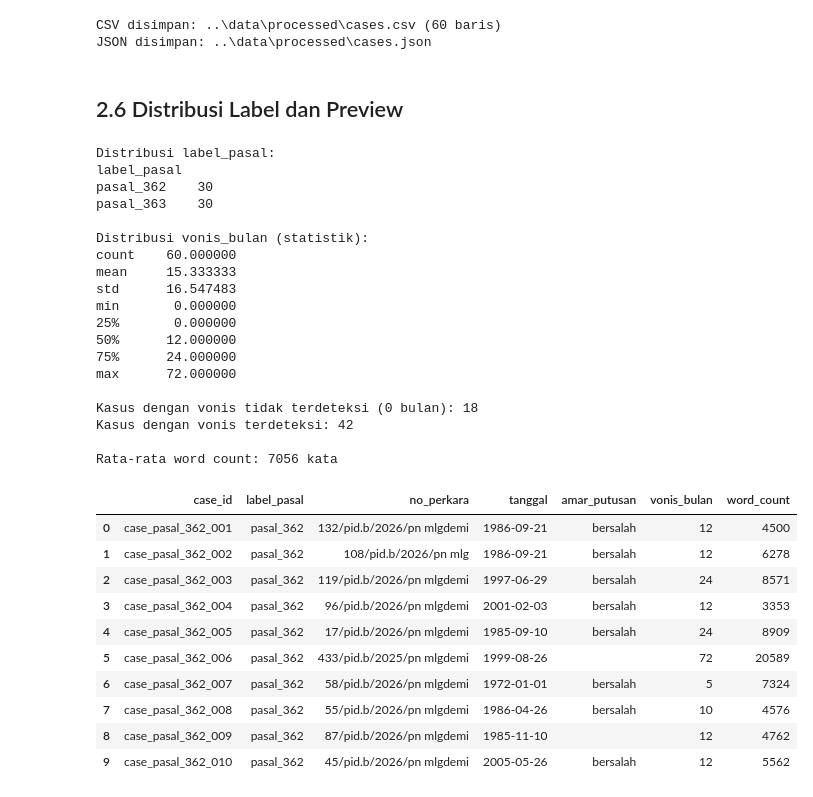
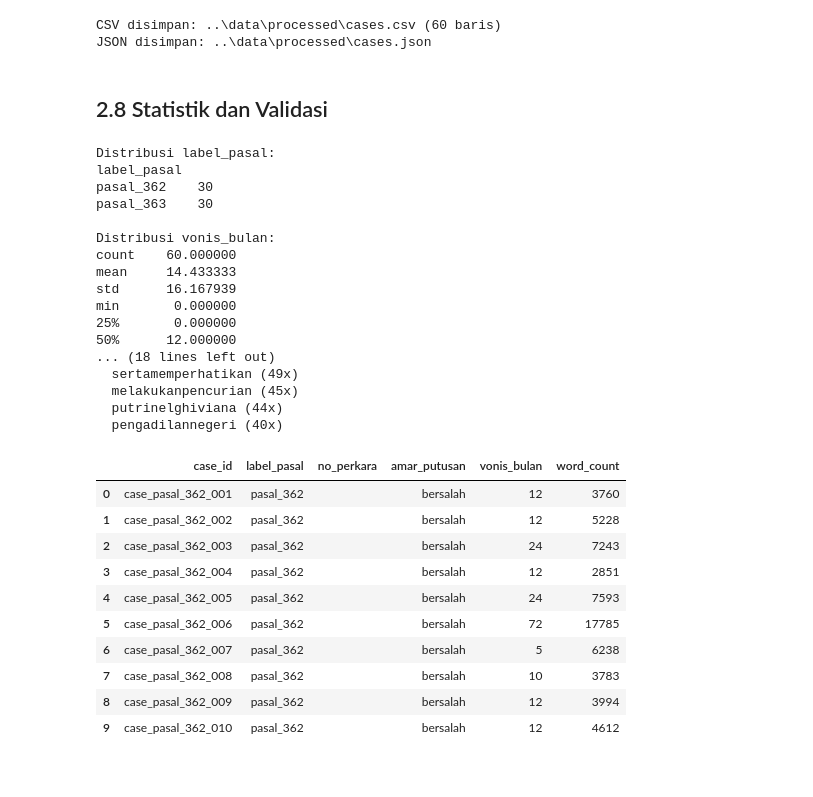
Before and after one commit to Xwafcode/penalarankomputer, a Jupyter notebook: notebooks/02_case_representation.ipynb, the cells around one changed output. Drawn from its saved outputs; the diff is of its cells as text; code cells hidden in the pictures.

```diff
--- a/notebooks/02_case_representation.ipynb
+++ b/notebooks/02_case_representation.ipynb
@@ -87,6 +419,7 @@ def ekstrak_pasal_dakwaan(text):
         r"pasal\s+363\s+(?:ayat\s+\(\d\)\s+)?kuhp",
         r"pasal\s+364\s+kuhp",
         r"pasal\s+365\s+kuhp",
+        r"pasal\s+476\b",
         r"pasal\s+3[56789]\d?\s+(?:jo\.?\s+pasal\s+\d+\s+)?kuhp",
     ]
     found = []
@@ -114,7 +447,6 @@ def ekstrak_amar_putusan(text):
 
 
 def ekstrak_vonis_bulan(text):
-    """Ekstrak vonis dalam satuan bulan (integer). Mengembalikan 0 jika tidak ditemukan."""
     tahun_m = re.search(r"pidana penjara selama\s+(\d+)\s*\([\w\s]+\)\s*tahun", text, re.IGNORECASE)
     bulan_m = re.search(r"pidana penjara selama\s+(\d+)\s*\([\w\s]+\)\s*bulan", text, re.IGNORECASE)
     if not tahun_m and not bulan_m:
@@ -130,26 +462,26 @@ def ekstrak_vonis_bulan(text):
 
 def ekstrak_ringkasan_fakta(text):
     patterns = [
-        r"menimbang.*?bahwa(.{100,600}?)(?=menimbang|mempertimbangkan|mengenai|$)",
-        r"bahwa terdakwa(.{100,500}?)(?=bahwa|menimbang|$)",
+        r"menimbang.*?bahwa(.{100,800}?)(?=menimbang|mempertimbangkan|mengenai|$)",
+        r"bahwa terdakwa(.{100,600}?)(?=bahwa|menimbang|$)",
     ]
     for pat in patterns:
         m = re.search(pat, text, re.IGNORECASE | re.DOTALL)
         if m:
             snippet = re.sub(r"\s+", " ", m.group(1).replace("\n", " ").strip())
-            return snippet[:500]
+            return snippet[:600]
     return ""
 
 
 def ekstrak_argumen_hukum(text):
     patterns = [
-        r"mempertimbangkan(.{100,600}?)(?=menimbang|mengadili|menetapkan|$)",
-        r"pertimbangan hukum(.{100,500}?)(?=mengadili|menetapkan|$)",
+        r"mempertimbangkan(.{100,800}?)(?=menimbang|mengadili|menetapkan|$)",
+        r"pertimbangan hukum(.{100,600}?)(?=mengadili|menetapkan|$)",
     ]
     for pat in patterns:
         m = re.search(pat, text, re.IGNORECASE | re.DOTALL)
         if m:
             snippet = re.sub(r"\s+", " ", m.group(1).replace("\n", " ").strip())
-            return snippet[:500]
+            return snippet[:600]
     return ""
 # %% [markdown]
@@ -203,50 +532,62 @@ print(f"JSON disimpan: {json_path}")
 CSV disimpan: ..\data\processed\cases.csv (60 baris)
 JSON disimpan: ..\data\processed\cases.json
 # %% [markdown]
-## 2.6 Distribusi Label dan Preview
+## 2.8 Statistik dan Validasi
 # %%
 print("Distribusi label_pasal:")
 print(df["label_pasal"].value_counts().to_string())
 
-print(f"\nDistribusi vonis_bulan (statistik):")
+print(f"\nDistribusi vonis_bulan:")
 print(df["vonis_bulan"].describe().to_string())
 
 vonis_zero = (df["vonis_bulan"] == 0).sum()
-print(f"\nKasus dengan vonis tidak terdeteksi (0 bulan): {vonis_zero}")
-print(f"Kasus dengan vonis terdeteksi: {len(df) - vonis_zero}")
+print(f"\nVonis 0 bulan (tidak terdeteksi): {vonis_zero}")
+print(f"Vonis terdeteksi: {len(df) - vonis_zero}")
 
-print(f"\nRata-rata word count: {df['word_count'].mean():.0f} kata")
+text_lengths = df["text_full"].str.len()
+print(f"\nPanjang text_full:")
+print(f"  Min: {text_lengths.min():,} | Max: {text_lengths.max():,} | Avg: {text_lengths.mean():,.0f}")
+print(f"  Rata-rata word count: {df['word_count'].mean():.0f} kata")
 
-preview_cols = ["case_id", "label_pasal", "no_perkara", "tanggal", "amar_putusan", "vonis_bulan", "word_count"]
+all_long = []
+for t in df['text_full']:
+    for tok in t.split():
+        if len(tok) > 15 and tok.isalpha():
+            all_long.append(tok)
+print(f"\nSisa token panjang >15 char di seluruh corpus: {len(all_long)}")
+if all_long:
+    print("Contoh:")
+    for t in Counter(all_long).most_common(10):
+        print(f"  {t[0]} ({t[1]}x)")
+
+preview_cols = ["case_id", "label_pasal", "no_perkara", "amar_putusan", "vonis_bulan", "word_count"]
 df[preview_cols].head(10)
 # %% [output]
 Distribusi label_pasal:
 label_pasal
 pasal_362    30
 pasal_363    30
 
-Distribusi vonis_bulan (statistik):
+Distribusi vonis_bulan:
 count    60.000000
-mean     15.333333
-std      16.547483
+mean     14.433333
+std      16.167939
 min       0.000000
 25%       0.000000
 50%      12.000000
-75%      24.000000
-max      72.000000
-
-Kasus dengan vonis tidak terdeteksi (0 bulan): 18
-Kasus dengan vonis terdeteksi: 42
-
-Rata-rata word count: 7056 kata
+... (18 lines left out)
+  sertamemperhatikan (49x)
+  melakukanpencurian (45x)
+  putrinelghiviana (44x)
+  pengadilannegeri (40x)
-|  | case_id | label_pasal | no_perkara | tanggal | amar_putusan | vonis_bulan | word_count |
-| 0 | case_pasal_362_001 | pasal_362 | 132/pid.b/2026/pn mlgdemi | 1986-09-21 | bersalah | 12 | 4500 |
-| 1 | case_pasal_362_002 | pasal_362 | 108/pid.b/2026/pn mlg | 1986-09-21 | bersalah | 12 | 6278 |
-| 2 | case_pasal_362_003 | pasal_362 | 119/pid.b/2026/pn mlgdemi | 1997-06-29 | bersalah | 24 | 8571 |
-| 3 | case_pasal_362_004 | pasal_362 | 96/pid.b/2026/pn mlgdemi | 2001-02-03 | bersalah | 12 | 3353 |
-| 4 | case_pasal_362_005 | pasal_362 | 17/pid.b/2026/pn mlgdemi | 1985-09-10 | bersalah | 24 | 8909 |
-| 5 | case_pasal_362_006 | pasal_362 | 433/pid.b/2025/pn mlgdemi | 1999-08-26 |  | 72 | 20589 |
-| 6 | case_pasal_362_007 | pasal_362 | 58/pid.b/2026/pn mlgdemi | 1972-01-01 | bersalah | 5 | 7324 |
-| 7 | case_pasal_362_008 | pasal_362 | 55/pid.b/2026/pn mlgdemi | 1986-04-26 | bersalah | 10 | 4576 |
-| 8 | case_pasal_362_009 | pasal_362 | 87/pid.b/2026/pn mlgdemi | 1985-11-10 |  | 12 | 4762 |
-| 9 | case_pasal_362_010 | pasal_362 | 45/pid.b/2026/pn mlgdemi | 2005-05-26 | bersalah | 12 | 5562 |
+|  | case_id | label_pasal | no_perkara | amar_putusan | vonis_bulan | word_count |
+| 0 | case_pasal_362_001 | pasal_362 |  | bersalah | 12 | 3760 |
+| 1 | case_pasal_362_002 | pasal_362 |  | bersalah | 12 | 5228 |
+| 2 | case_pasal_362_003 | pasal_362 |  | bersalah | 24 | 7243 |
+| 3 | case_pasal_362_004 | pasal_362 |  | bersalah | 12 | 2851 |
+| 4 | case_pasal_362_005 | pasal_362 |  | bersalah | 24 | 7593 |
+| 5 | case_pasal_362_006 | pasal_362 |  | bersalah | 72 | 17785 |
+| 6 | case_pasal_362_007 | pasal_362 |  | bersalah | 5 | 6238 |
+| 7 | case_pasal_362_008 | pasal_362 |  | bersalah | 10 | 3783 |
+| 8 | case_pasal_362_009 | pasal_362 |  | bersalah | 12 | 3994 |
+| 9 | case_pasal_362_010 | pasal_362 |  | bersalah | 12 | 4612 |
```
Also changed, not shown: parts of 20 cells of this notebook, 14 other files.
